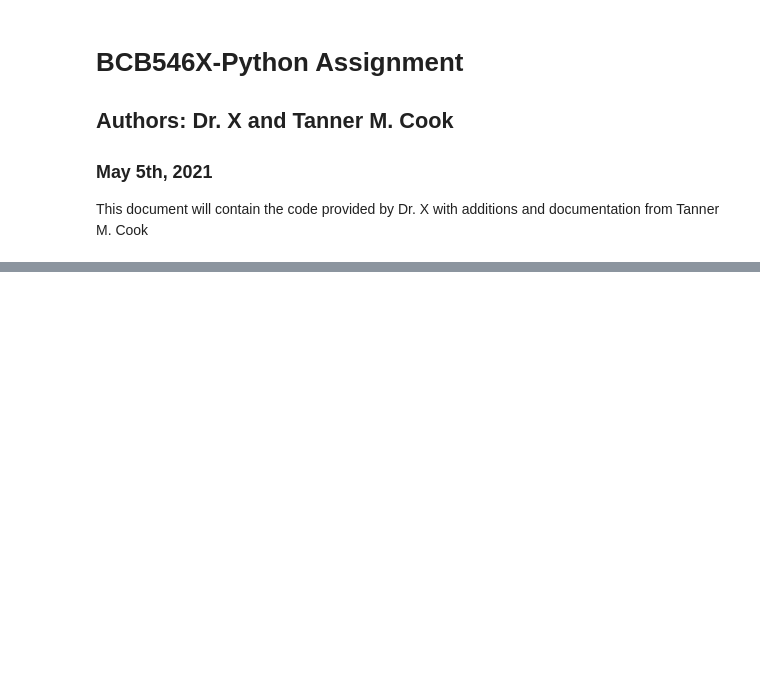
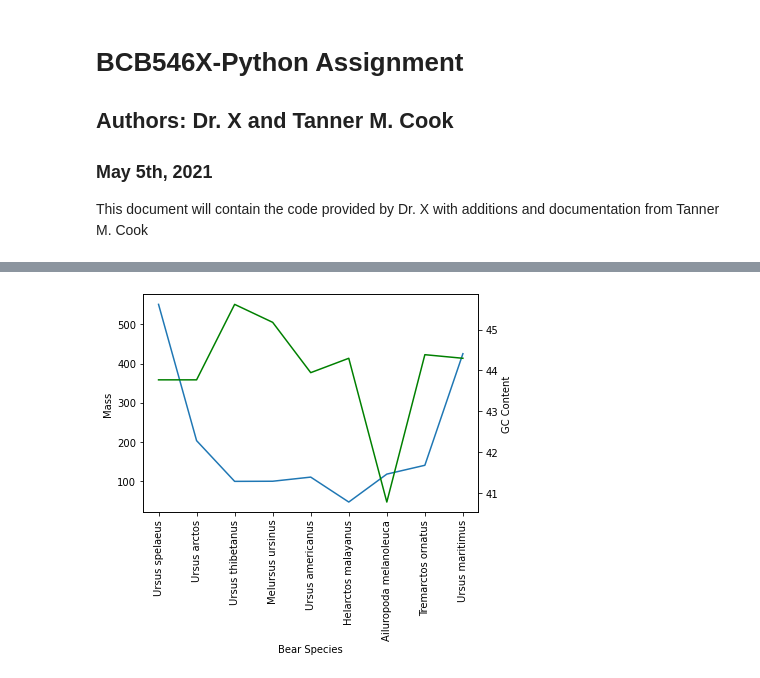
Before and after one commit to Cooktan/BCB546-PythonHW_Spring2021, a Jupyter notebook: Python_Assignment_Code.ipynb, the cells around one changed output, grey strips where cells are left out. Cells and saved outputs as stored; diff of their text form; code cells hidden in the pictures; blank space fills up the shorter version.

```diff
--- a/Python_Assignment_Code.ipynb
+++ b/Python_Assignment_Code.ipynb
@@ -134,0 +246,29 @@ df
+# %%
+## 11 - BONUS ##
+## What else can we do with this dataset in Python?
+## Add functions or anything that might be interesting and fun. (optional)
+
+fig, ax1 = plt.subplots()
+species = bears_df["species"]
+mass=bears_df["mass"]
+GC=bears_df["GC_percentage"]
+plt.xticks(rotation = 90)
+
+ax1.set_ylabel('Mass')
+ax1.set_xlabel('Bear Species')
+ax1.plot(species,mass)                               #Shows the relationship between GC content and Mass of the bears. Here, there are two different Y-axis values
+
+
+
+ax2 = ax1.twinx()
+ax2.set_xlabel('Bear Species')
+ax2.set_ylabel('GC Content')
+ax2.plot(species,GC,color='green')
+
+
+plt.show()
+
+
+#Sources:https://matplotlib.org/2.1.1/api/_as_gen/matplotlib.pyplot.plot.html;https://matplotlib.org/stable/gallery/subplots_axes_and_figures/two_scales.html
+# %% [output]
+[figure, added]
```
Also changed, not shown: parts of 21 cells of this notebook, 1 other file.
